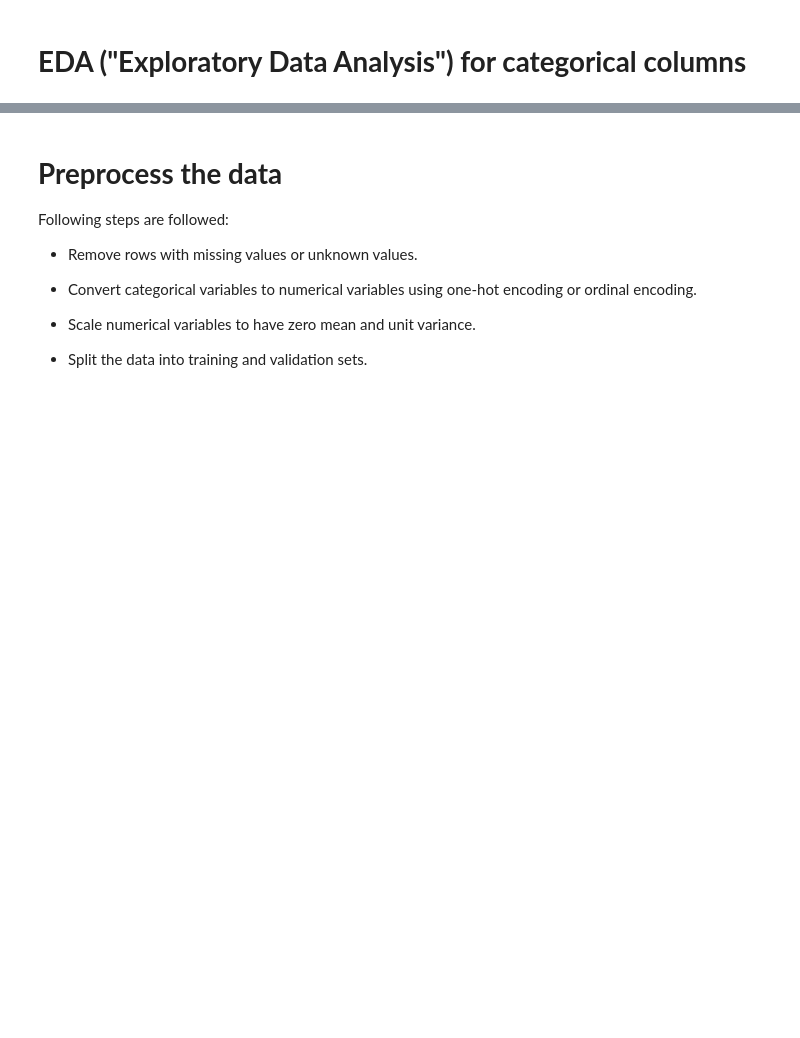
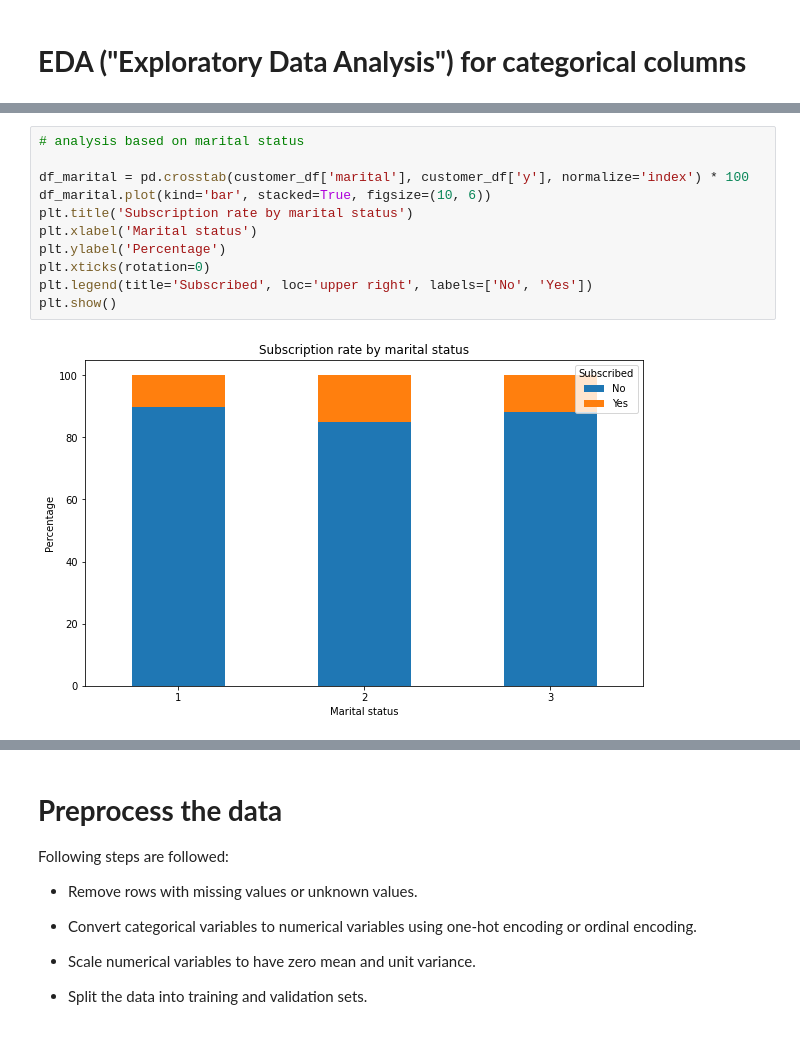
Before and after one commit to sunilbabu07/customer-conversion-prediction, a Jupyter notebook: guvi.ipynb, the cells around one changed output, grey strips where cells are left out. Drawn from its saved outputs; the diff is of its cells as text; blank space fills up the shorter version.

```diff
--- a/guvi.ipynb
+++ b/guvi.ipynb
@@ -329,0 +374,13 @@ plt.show()
+# %%
+# analysis based on marital status
+
+df_marital = pd.crosstab(customer_df['marital'], customer_df['y'], normalize='index') * 100
+df_marital.plot(kind='bar', stacked=True, figsize=(10, 6))
+plt.title('Subscription rate by marital status')
+plt.xlabel('Marital status')
+plt.ylabel('Percentage')
+plt.xticks(rotation=0)
+plt.legend(title='Subscribed', loc='upper right', labels=['No', 'Yes'])
+plt.show()
+# %% [output]
+[figure, added]
```
Also changed, not shown: parts of 23 cells of this notebook.
